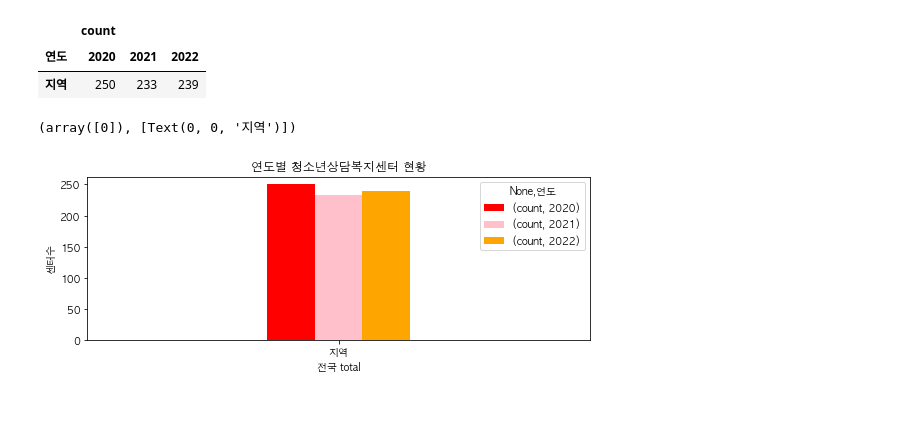
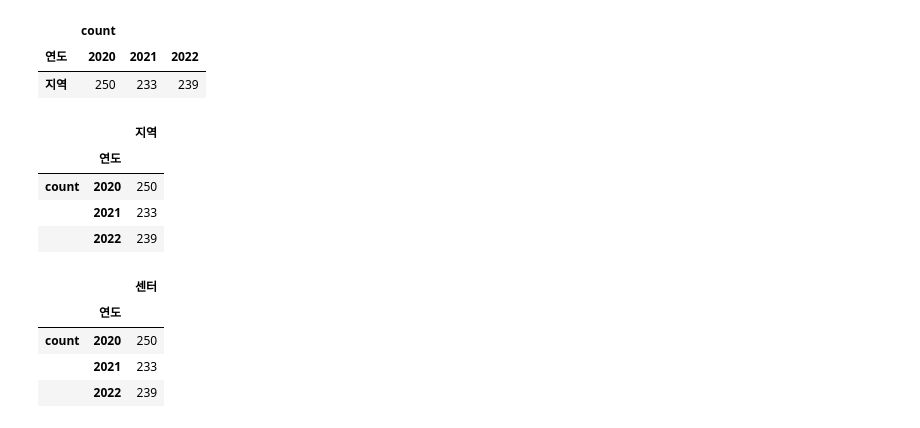
Before and after one commit to kyunakim/crawling-project, a Jupyter notebook: center.ipynb, the cells around one changed output. Cells and saved outputs as stored; diff of their text form; code cells hidden in the pictures.

```diff
--- a/center.ipynb
+++ b/center.ipynb
@@ -414,12 +372,21 @@ total
 |  | count |  |  |
 | 연도 | 2020 | 2021 | 2022 |
 | 지역 | 250 | 233 | 239 |
-# %%
-total.plot(kind='bar', color=['red','pink','orange'], figsize=(9,3),width=0.2)
-plt.title('연도별 청소년상담복지센터 현황')
-plt.xlabel('전국 total')
-plt.ylabel('센터수')
-plt.xticks(rotation=0)
-# %% [output]
-(array([0]), [Text(0, 0, '지역')])
-[figure, removed]
+# %%
+total2=total.T
+total2
+# %% [output]
+|  |  | 지역 |
+|  | 연도 |  |
+| count | 2020 | 250 |
+|  | 2021 | 233 |
+|  | 2022 | 239 |
+# %%
+total2 = total2.rename(columns={'지역':'센터'})
+total2
+# %% [output]
+|  |  | 센터 |
+|  | 연도 |  |
+| count | 2020 | 250 |
+|  | 2021 | 233 |
+|  | 2022 | 239 |
```
Also changed, not shown: parts of 6 cells of this notebook, 2 other files.
